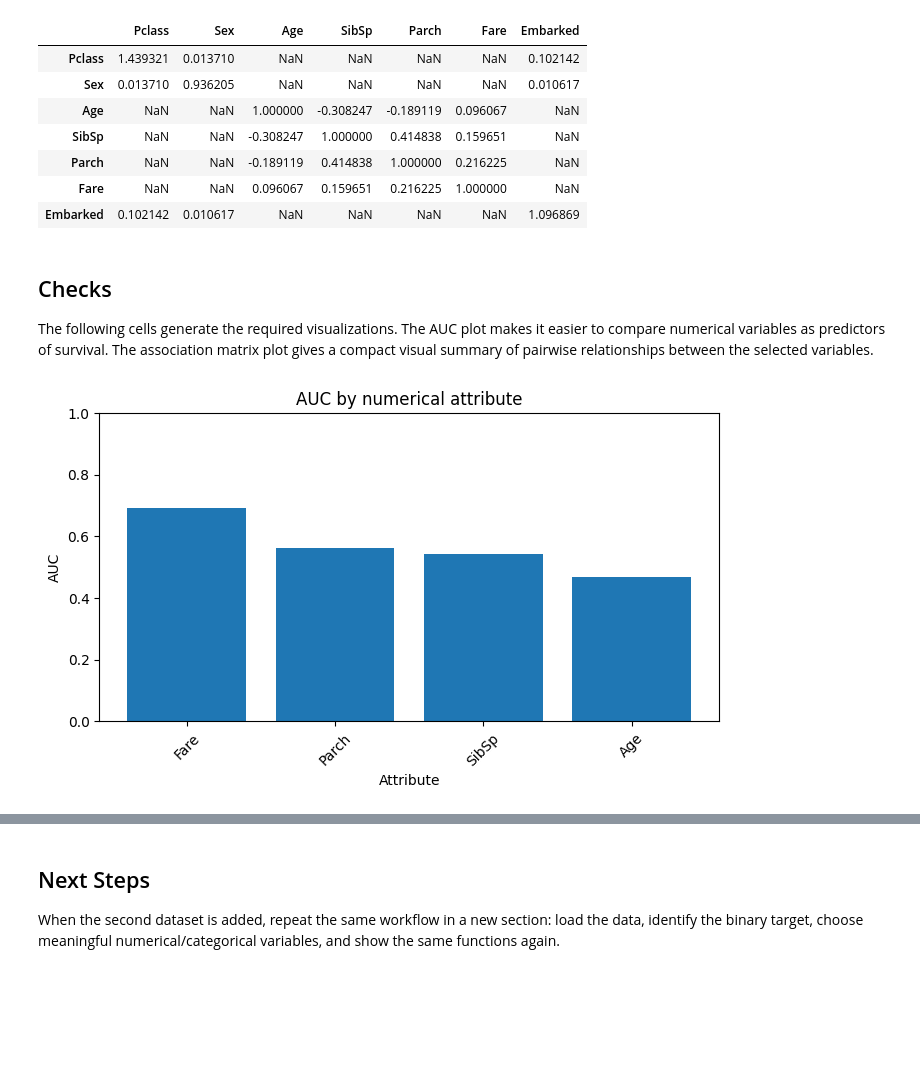
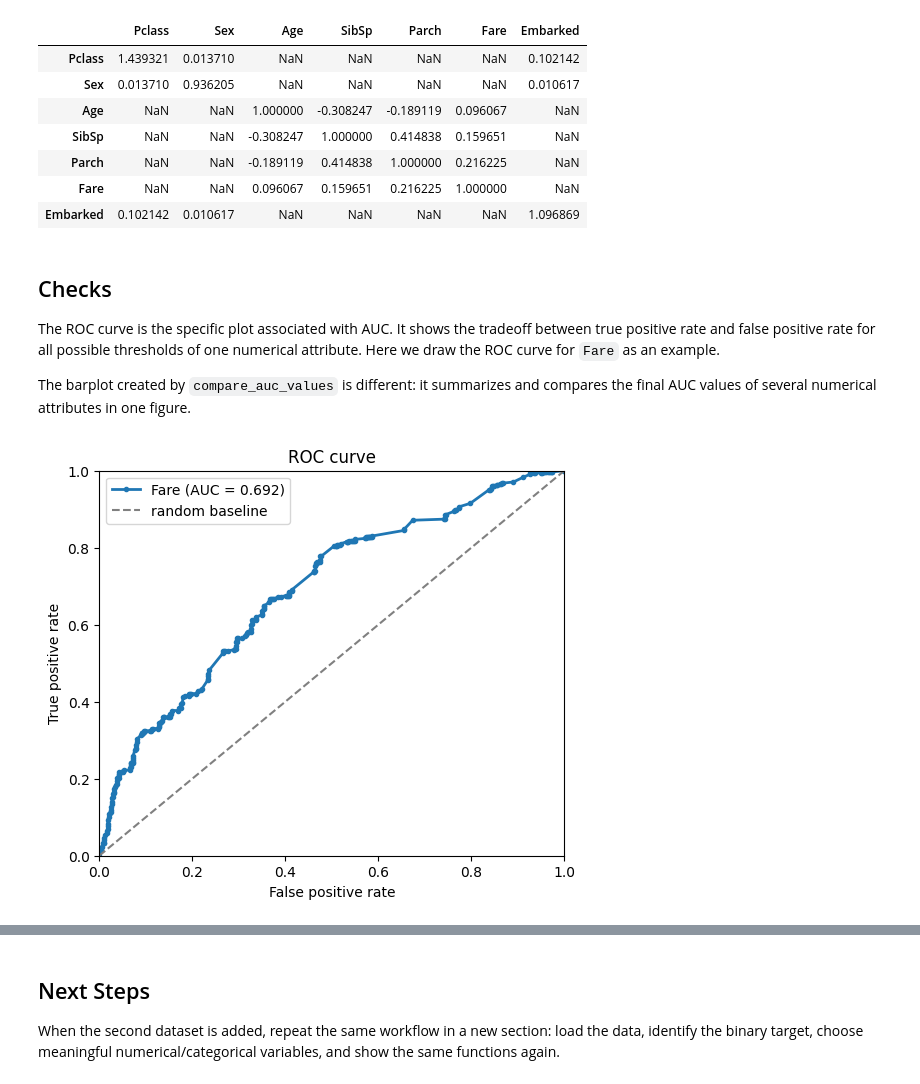
Before and after one commit to abarrenap/sme-dataprep-python, a Jupyter notebook: usage_examples.ipynb, the cells around one changed output, grey strips where cells are left out. Drawn from its saved outputs; the diff is of its cells as text; code cells hidden in the pictures; blank space fills up the shorter version.

Commit message:
Add ROC curve plotting for AUC

```diff
--- a/usage_examples.ipynb
+++ b/usage_examples.ipynb
@@ -243,9 +234,11 @@ matrix
 # %% [markdown]
 ## Checks
 
-The following cells generate the required visualizations. The AUC plot makes it easier to compare numerical variables as predictors of survival. The association matrix plot gives a compact visual summary of pairwise relationships between the selected variables.
+The ROC curve is the specific plot associated with AUC. It shows the tradeoff between true positive rate and false positive rate for all possible thresholds of one numerical attribute. Here we draw the ROC curve for `Fare` as an example.
+
+The barplot created by `compare_auc_values` is different: it summarizes and compares the final AUC values of several numerical attributes in one figure.
 # %%
-plot_auc_values(analysis_data, target="Survived", positive_class=1);
+plot_roc_curve(analysis_data["Fare"], analysis_data["Survived"], positive_class=1, label="Fare");
 # %% [output]
-[figure, old version]
+[figure, new version]
 # %%
```
Also changed, not shown: parts of 5 cells of this notebook, 3 other files.
